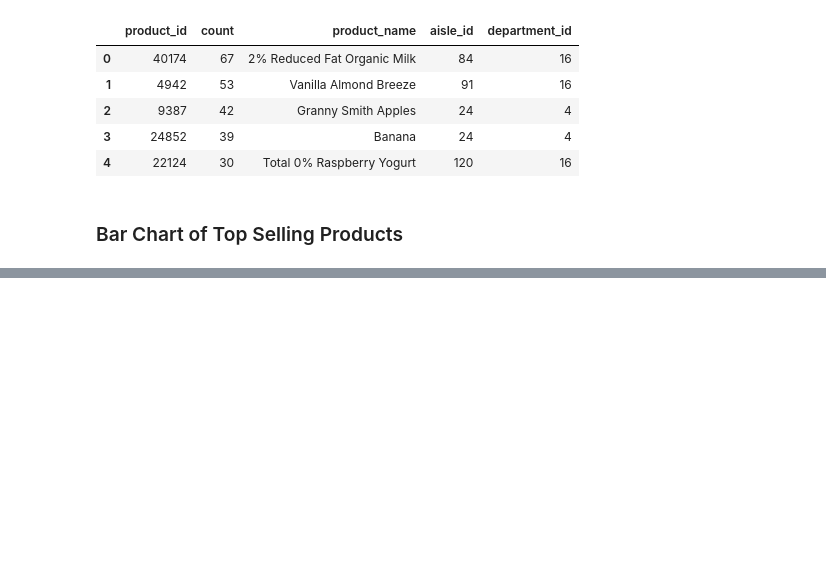
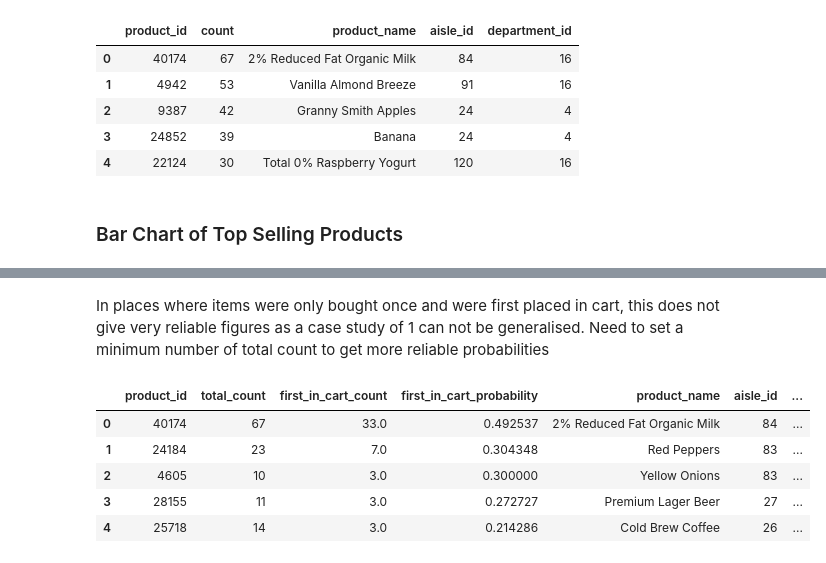
Before and after one commit to 1carew1/instacart_investigation, a Jupyter notebook: Assignment2_EDA.ipynb, the cells around one changed output, grey strips where cells are left out. Saved outputs shown, nothing was run; the diff lists cells and outputs as text; code cells hidden in the pictures; blank space fills up the shorter version.

```diff
--- a/Assignment2_EDA.ipynb
+++ b/Assignment2_EDA.ipynb
@@ -486,0 +580,14 @@ plt.show()
+# %% [markdown]
+In places where items were only bought once and were first placed in cart, this does not give very reliable figures as a case study of 1 can not be generalised. Need to set a minimum number of total count to get more reliable probabilities
+# %%
+minimum_times_product_was_bought = 10
+combinded_product_count = combinded_product_count[combinded_product_count["total_count"] >= minimum_times_product_was_bought]
+combinded_product_count = combinded_product_count.merge(products, on="product_id")
+combinded_product_count.head()
+# %% [output]
+|  | product_id | total_count | first_in_cart_count | first_in_cart_probability | product_name | aisle_id | ... |
+| 0 | 40174 | 67 | 33.0 | 0.492537 | 2% Reduced Fat Organic Milk | 84 | ... |
+| 1 | 24184 | 23 | 7.0 | 0.304348 | Red Peppers | 83 | ... |
+| 2 | 4605 | 10 | 3.0 | 0.300000 | Yellow Onions | 83 | ... |
+| 3 | 28155 | 11 | 3.0 | 0.272727 | Premium Lager Beer | 27 | ... |
+| 4 | 25718 | 14 | 3.0 | 0.214286 | Cold Brew Coffee | 26 | ... |
```
Also changed, not shown: parts of 16 cells of this notebook.
